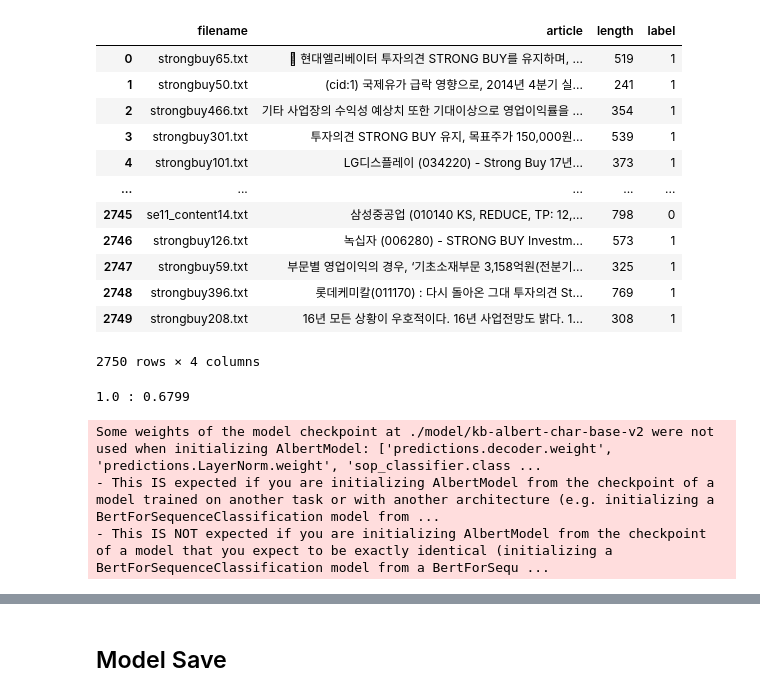
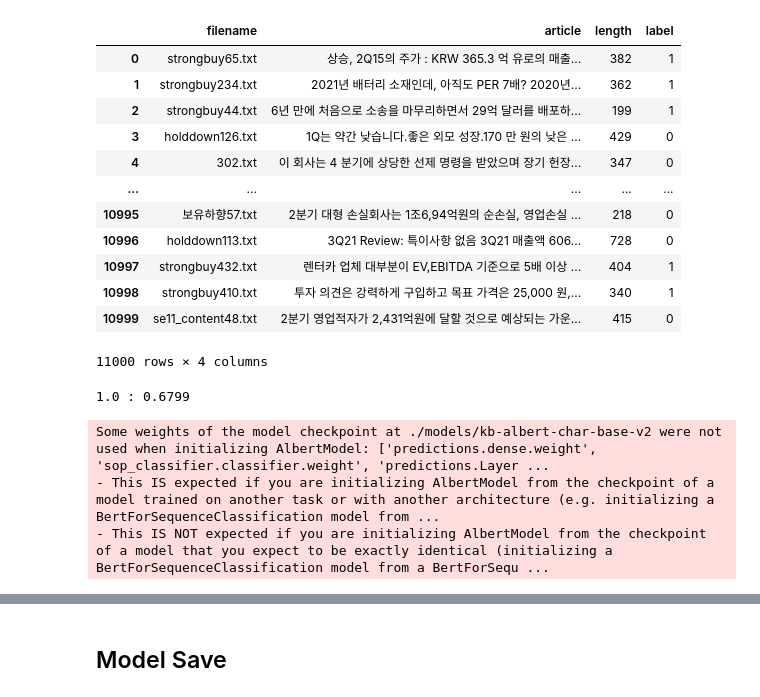
Before and after one commit to oswswo123/Hustar_Group_4_TeamP, a Jupyter notebook: testSH/k_fold_test.ipynb, the cells around one changed output, grey strips where cells are left out. Cells and saved outputs as stored; diff of their text form; code cells hidden in the pictures.

```diff
--- a/testSH/k_fold_test.ipynb
+++ b/testSH/k_fold_test.ipynb
@@ -30,27 +30,26 @@ holddown_expand_google_en = pd.read_csv("./data/holddown_expand_google_en.csv")
 holddown_expand_google_zhcn = pd.read_csv("./data/holddown_expand_google_zhcn.csv")
 holddown_expand_pororo_en = pd.read_csv("./data/holddown_expand_pororo_en.csv")
 # %%
-all_sell = pd.concat([sell, holddown])
-all_data = pd.concat([strongbuy, all_sell])
+# all_data = pd.concat([strongbuy, sell, holddown])
 
-# all_data = pd.concat([strongbuy, strongbuy_expand_google_en, strongbuy_expand_google_zhcn, strongbuy_expand_pororo_en,
-#                       sell, sell_expand_google_en, sell_expand_google_zhcn, sell_expand_pororo_en,
-#                       holddown, holddown_expand_google_en, holddown_expand_google_zhcn, holddown_expand_pororo_en])
+all_data = pd.concat([strongbuy, strongbuy_expand_google_en, strongbuy_expand_google_zhcn, strongbuy_expand_pororo_en,
+                      sell, sell_expand_google_en, sell_expand_google_zhcn, sell_expand_pororo_en,
+                      holddown, holddown_expand_google_en, holddown_expand_google_zhcn, holddown_expand_pororo_en])
 all_data.sample(frac=1).reset_index(drop=True)
 # %% [output]
 |  | filename | article | length | label |
-| 0 | strongbuy65.txt |  현대엘리베이터 투자의견 STRONG BUY를 유지하며, ... | 519 | 1 |
-| 1 | strongbuy50.txt | (cid:1) 국제유가 급락 영향으로, 2014년 4분기 실... | 241 | 1 |
-| 2 | strongbuy466.txt | 기타 사업장의 수익성 예상치 또한 기대이상으로 영업이익률을 ... | 354 | 1 |
-| 3 | strongbuy301.txt | 투자의견 STRONG BUY 유지, 목표주가 150,000원... | 539 | 1 |
-| 4 | strongbuy101.txt | LG디스플레이 (034220) - Strong Buy 17년... | 373 | 1 |
+| 0 | strongbuy65.txt | 상승, 2Q15의 주가 : KRW 365.3 억 유로의 매출... | 382 | 1 |
+| 1 | strongbuy234.txt | 2021년 배터리 소재인데, 아직도 PER 7배? 2020년... | 362 | 1 |
+| 2 | strongbuy44.txt | 6년 만에 처음으로 소송을 마무리하면서 29억 달러를 배포하... | 199 | 1 |
+| 3 | holddown126.txt | 1Q는 약간 낮습니다.좋은 외모 성장.170 만 원의 낮은 ... | 429 | 0 |
+| 4 | 302.txt | 이 회사는 4 분기에 상당한 선제 명령을 받았으며 장기 헌장... | 347 | 0 |
 | ... | ... | ... | ... | ... |
-| 2745 | se11_content14.txt | 삼성중공업 (010140 KS, REDUCE, TP: 12,... | 798 | 0 |
-| 2746 | strongbuy126.txt | 녹십자 (006280) - STRONG BUY Investm... | 573 | 1 |
-| 2747 | strongbuy59.txt | 부문별 영업이익의 경우, ‘기초소재부문 3,158억원(전분기... | 325 | 1 |
-| 2748 | strongbuy396.txt | 롯데케미칼(011170) : 다시 돌아온 그대 투자의견 St... | 769 | 1 |
-| 2749 | strongbuy208.txt | 16년 모든 상황이 우호적이다. 16년 사업전망도 밝다. 1... | 308 | 1 |
+| 10995 | 보유하향57.txt | 2분기 대형 손실회사는 1조6,94억원의 순손실, 영업손실 ... | 218 | 0 |
+| 10996 | holddown113.txt | 3Q21 Review: 특이사항 없음 3Q21 매출액 606... | 728 | 0 |
+| 10997 | strongbuy432.txt | 렌터카 업체 대부분이 EV,EBITDA 기준으로 5배 이상 ... | 404 | 1 |
+| 10998 | strongbuy410.txt | 투자 의견은 강력하게 구입하고 목표 가격은 25,000 원,... | 340 | 1 |
+| 10999 | se11_content48.txt | 2분기 영업적자가 2,431억원에 달할 것으로 예상되는 가운... | 415 | 0 |
-2750 rows × 4 columns
+11000 rows × 4 columns
 # %%
 print(f"{len(strongbuy)/len(strongbuy)} : {(len(sell) + len(holddown)) / len(strongbuy):.4f}")
 # %% [output]
@@ -83,13 +82,13 @@ for fold_number, (train, valid) in enumerate(skf.split(X, y), 1):
 
 test_data.to_csv(f"./data/test_data.csv", index=False)
 # %%
-kb_albert_model_path = "./model/kb-albert-char-base-v2"
+kb_albert_model_path = "./models/kb-albert-char-base-v2"
 albert = AutoModel.from_pretrained(kb_albert_model_path)
 tokenizer = AutoTokenizer.from_pretrained(kb_albert_model_path)
 
 tokenizer.truncation_side = "left"
 # %% [output]
-Some weights of the model checkpoint at ./model/kb-albert-char-base-v2 were not used when initializing AlbertModel: ['predictions.decoder.weight', 'predictions.LayerNorm.weight', 'sop_classifier.class ...
+Some weights of the model checkpoint at ./models/kb-albert-char-base-v2 were not used when initializing AlbertModel: ['predictions.dense.weight', 'sop_classifier.classifier.weight', 'predictions.Layer ...
 - This IS expected if you are initializing AlbertModel from the checkpoint of a model trained on another task or with another architecture (e.g. initializing a BertForSequenceClassification model from ...
 - This IS NOT expected if you are initializing AlbertModel from the checkpoint of a model that you expect to be exactly identical (initializing a BertForSequenceClassification model from a BertForSequ ...
 # %%
```
Also changed, not shown: parts of 10 cells of this notebook, 1 other file.
